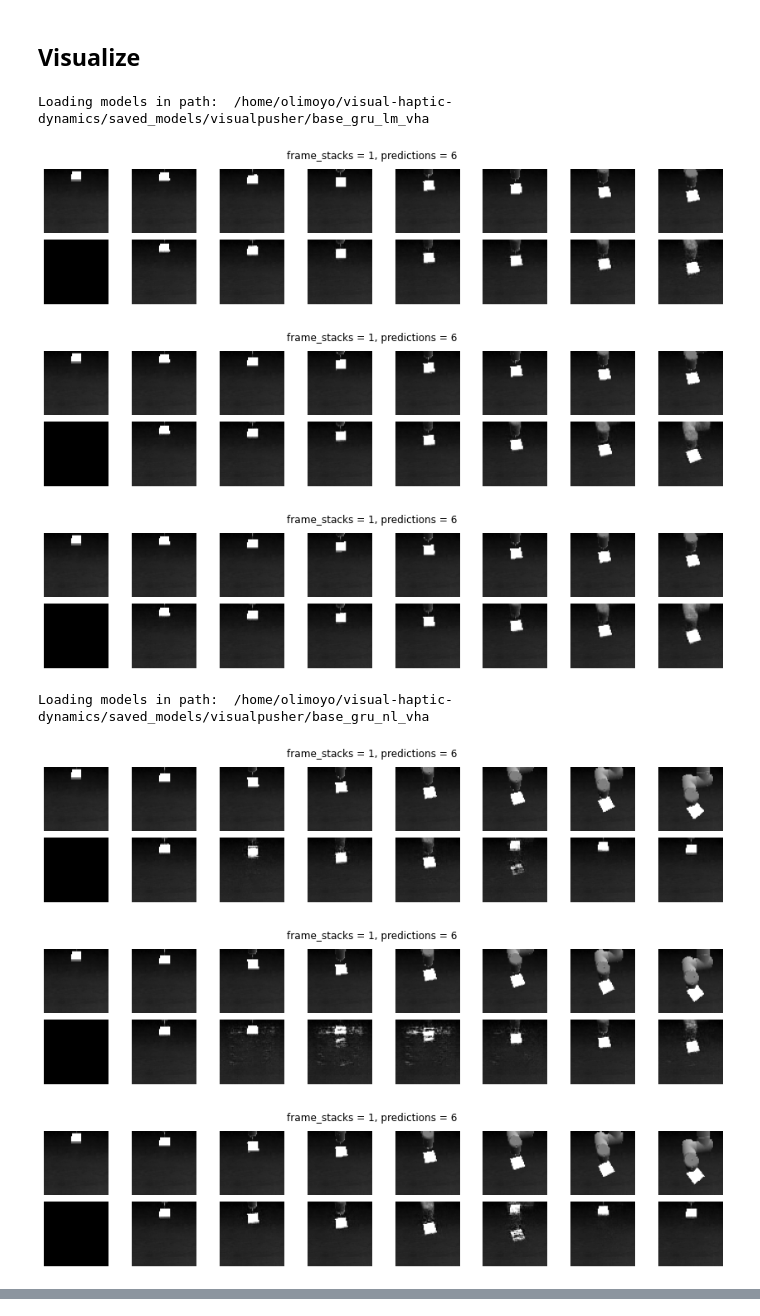
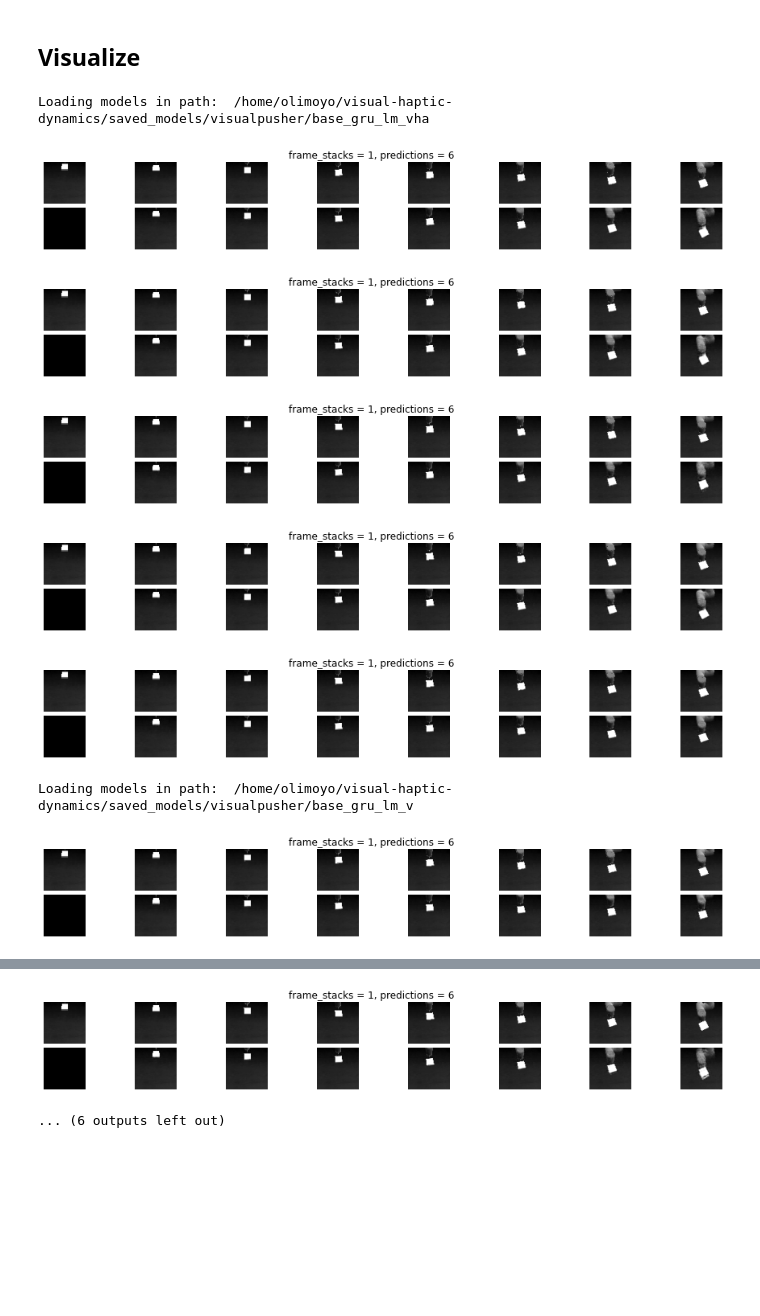
Before and after one commit to utiasSTARS/visual-haptic-dynamics, a Jupyter notebook: experiments/notebooks/prediction-vis_visualpusher.ipynb, the cells around one changed output, grey strips where cells are left out. Cells and saved outputs as stored; diff of their text form; code cells hidden in the pictures; blank space fills up the shorter version.

```diff
--- a/experiments/notebooks/prediction-vis_visualpusher.ipynb
+++ b/experiments/notebooks/prediction-vis_visualpusher.ipynb
@@ -21,7 +21,7 @@ args = ObjectView({'res': 64,
  'models_dir': '/home/olimoyo/visual-haptic-dynamics/saved_models/{}'
                    .format("visualpusher"),
  'device': 'cuda:0',
- 'n_examples': 3,
+ 'n_examples': 5,
  'n_predictions': 6,
 })
 # %%
@@ -111,38 +111,38 @@ with torch.no_grad():
         # Decode predictions
         x_hat = models["img_dec"](z_hat.reshape(-1, *z_hat.shape[2:]))
         x_hat = x_hat.reshape(args.n_examples, (args.n_predictions + 1), *x_hat.shape[1:])
 
         # Move to cpu, np
         x_hat = x_hat.cpu().numpy()
         x = x.cpu().numpy()
 
         # Plotting
         for bb in range(args.n_examples):
             columns = T + 1 + args.n_predictions
             rows = 2
-            fig=plt.figure(figsize=(15, 3))
+            fig=plt.figure(figsize=(16, 2))
             fig.suptitle('frame_stacks = {}, predictions = {}'.format(T, args.n_predictions))
             for ii in range(columns*rows):
                 if ii<((columns*rows)/2):
                     img = x[bb,ii,0,:,:]
                 else:
                     idx = int(ii-((columns*rows)/2))
                     if idx < T:
                         img = np.zeros((model_args.dim_x[1], model_args.dim_x[2]))
                     else:
                         img = x_hat[bb,idx-1,0,:,:]
                 fig.add_subplot(rows, columns, ii+1)
                 plt.imshow(img, cmap="gray")
 
                 plt.axis('off')
             plt.subplots_adjust(wspace=0.1, hspace=0.1)
             plt.show()
 # %% [output]
 Loading models in path:  /home/olimoyo/visual-haptic-dynamics/saved_models/visualpusher/base_gru_lm_vha
-[figure, old version]
+[figure, new version]
-[figure, old version]
+[figure, new version]
-[figure, old version]
+[figure, new version]
-Loading models in path:  /home/olimoyo/visual-haptic-dynamics/saved_models/visualpusher/base_gru_nl_vha
-[figure, old version]
+[figure, new version]
-[figure, old version]
+[figure, new version]
+Loading models in path:  /home/olimoyo/visual-haptic-dynamics/saved_models/visualpusher/base_gru_lm_v
-[figure, old version]
+[figure, new version]
@@ -154,2 +152,4 @@ Loading models in path:  /home/olimoyo/visual-haptic-dynamics/saved_models/visua
+[figure, added]
+... (6 outputs left out)
 # %%
 #TODO: 1 step prediction with increasing history
```
Also changed, not shown: parts of 1 cell of this notebook, 4 other files.
